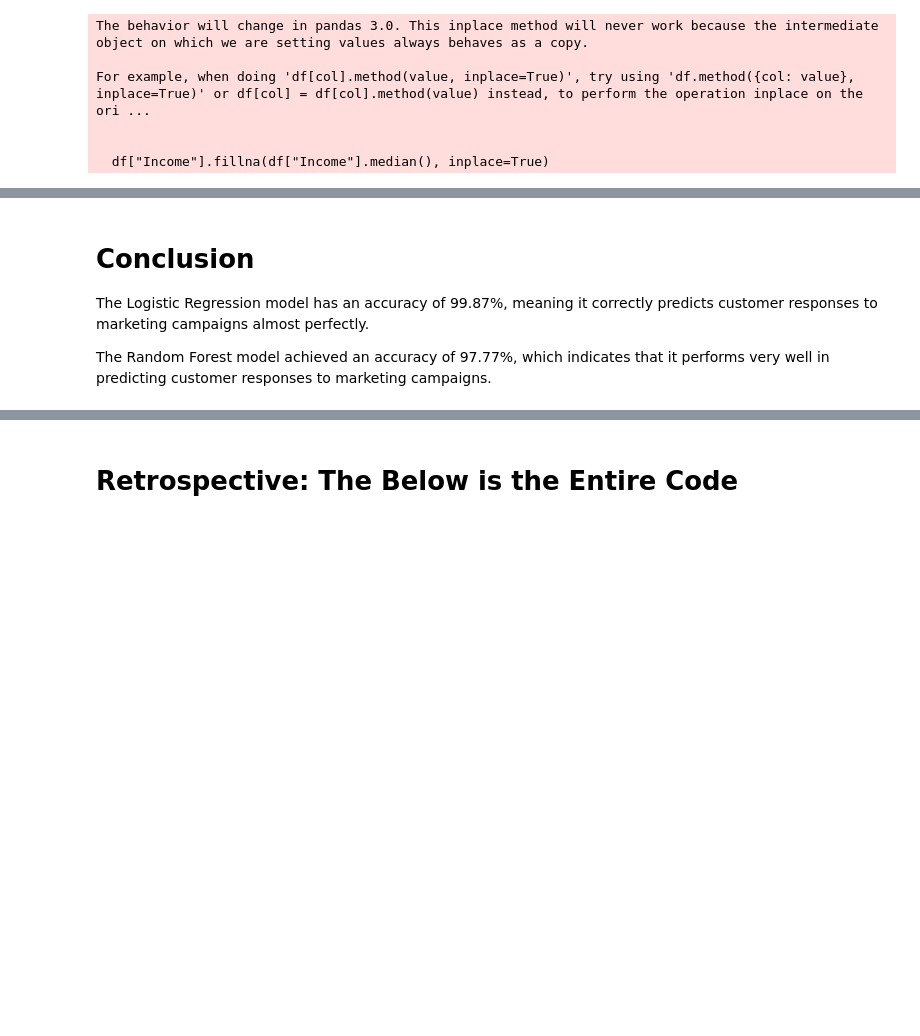
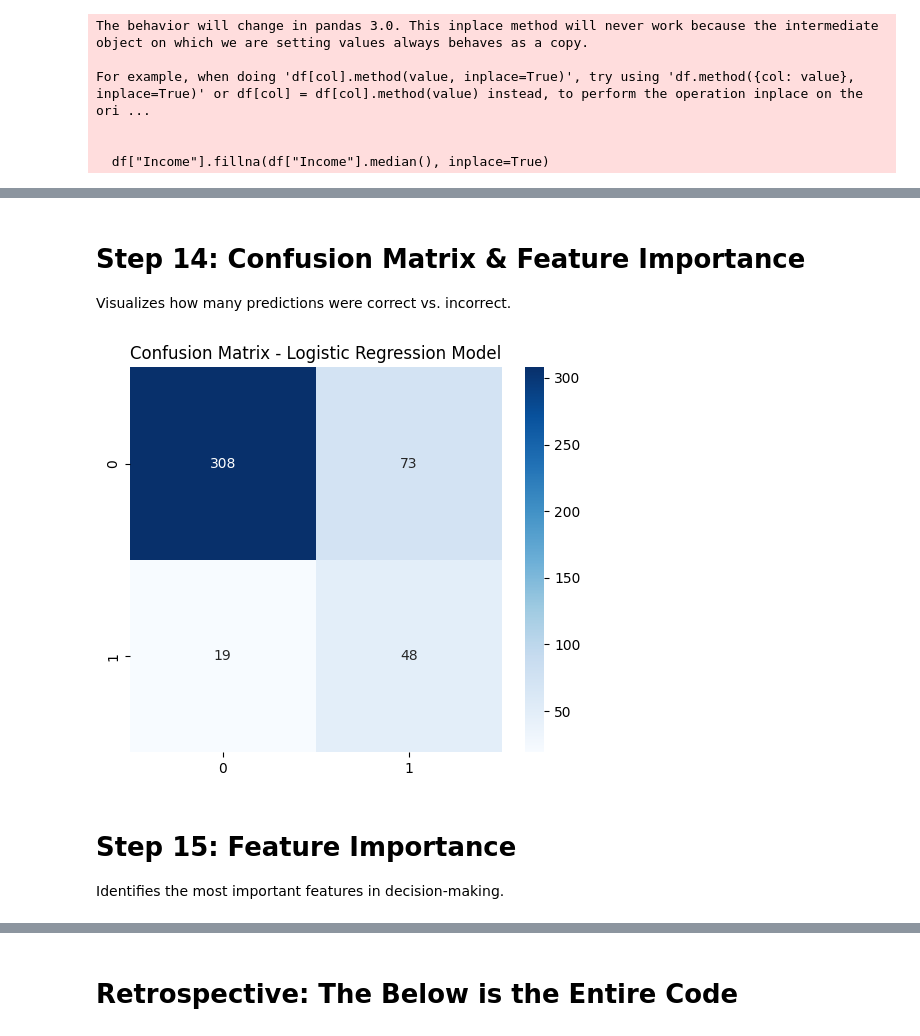
Before and after one commit to shyeolekar5/DeepCollab, a Jupyter notebook: src/data/predictive_model_a.ipynb, the cells around one changed output, grey strips where cells are left out. Saved outputs shown, nothing was run; the diff lists cells and outputs as text; code cells hidden in the pictures; blank space fills up the shorter version.

```diff
--- a/src/data/predictive_model_a.ipynb
+++ b/src/data/predictive_model_a.ipynb
@@ -256,6 +163,15 @@ Passing `palette` without assigning `hue` is deprecated and will be removed in v
-# %% [markdown]
-# Conclusion
-
-The Logistic Regression model has an accuracy of 99.87%, meaning it correctly predicts customer responses to marketing campaigns almost perfectly.
-
-The Random Forest model achieved an accuracy of 97.77%, which indicates that it performs very well in predicting customer responses to marketing campaigns.
+# %% [markdown]
+# Step 14: Confusion Matrix & Feature Importance
+
+Visualizes how many predictions were correct vs. incorrect.
+# %%
+plt.figure(figsize=(6, 5))
+sns.heatmap(cm_logreg, annot=True, fmt="d", cmap="Blues")
+plt.title("Confusion Matrix - Logistic Regression Model")
+plt.show()
+# %% [output]
+[figure, added]
+# %% [markdown]
+# Step 15: Feature Importance
+
+Identifies the most important features in decision-making.
```
Also changed, not shown: parts of 39 cells of this notebook.
